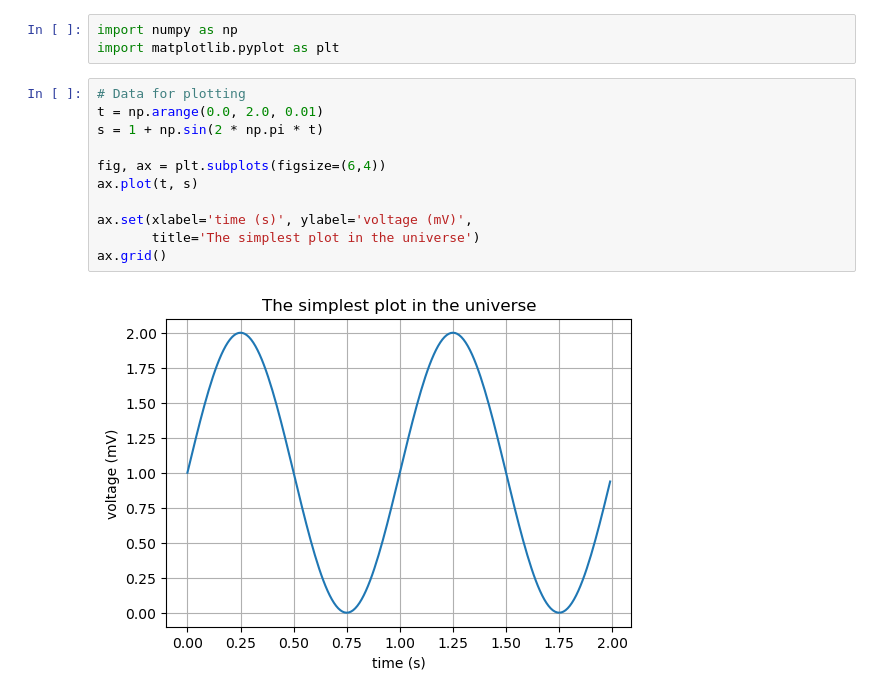
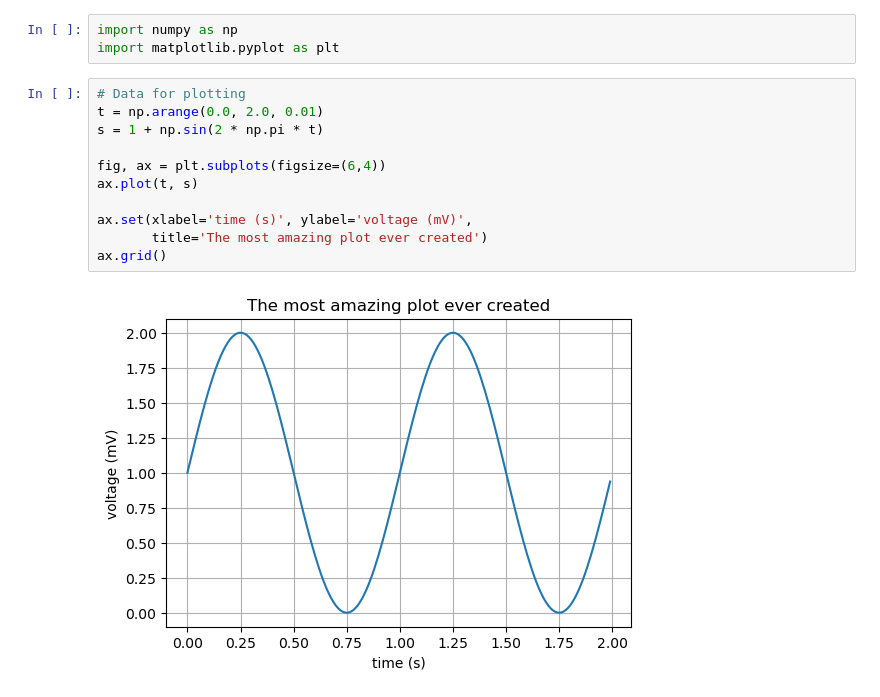
Before and after one commit to Ruixi293/GitExercise_Conflicts, a Jupyter notebook: Project.ipynb, the cells around one changed output. Drawn from its saved outputs; the diff is of its cells as text.

Commit message:
Changed title on main branch

```diff
--- a/Project.ipynb
+++ b/Project.ipynb
@@ -4,13 +4,13 @@ import matplotlib.pyplot as plt
 # %%
 # Data for plotting
 t = np.arange(0.0, 2.0, 0.01)
 s = 1 + np.sin(2 * np.pi * t)
 
 fig, ax = plt.subplots(figsize=(6,4))
 ax.plot(t, s)
 
 ax.set(xlabel='time (s)', ylabel='voltage (mV)',
-       title='The simplest plot in the universe')
+       title='The most amazing plot ever created')
 ax.grid()
 # %% [output]
-[figure, old version]
+[figure, new version]
```
